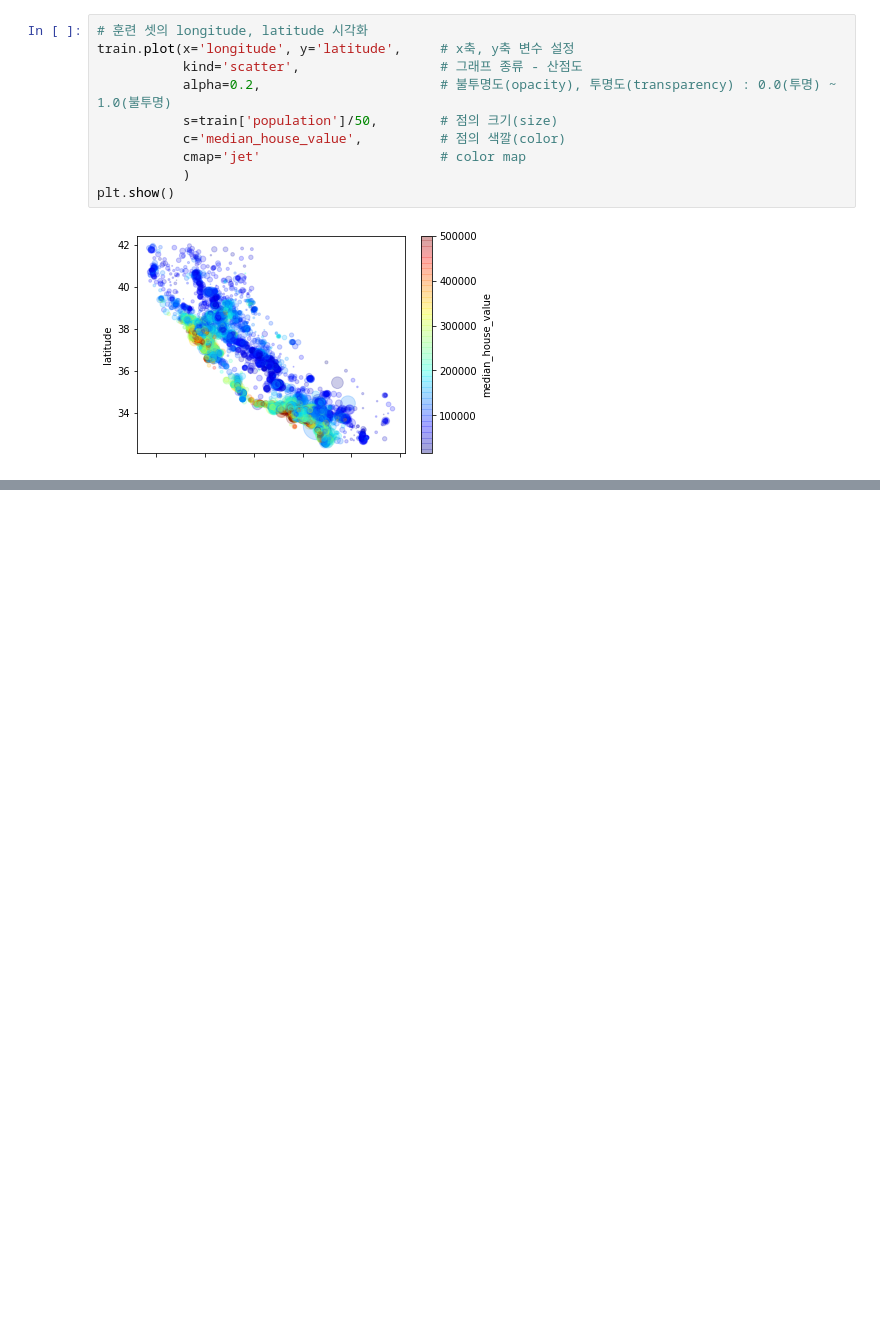
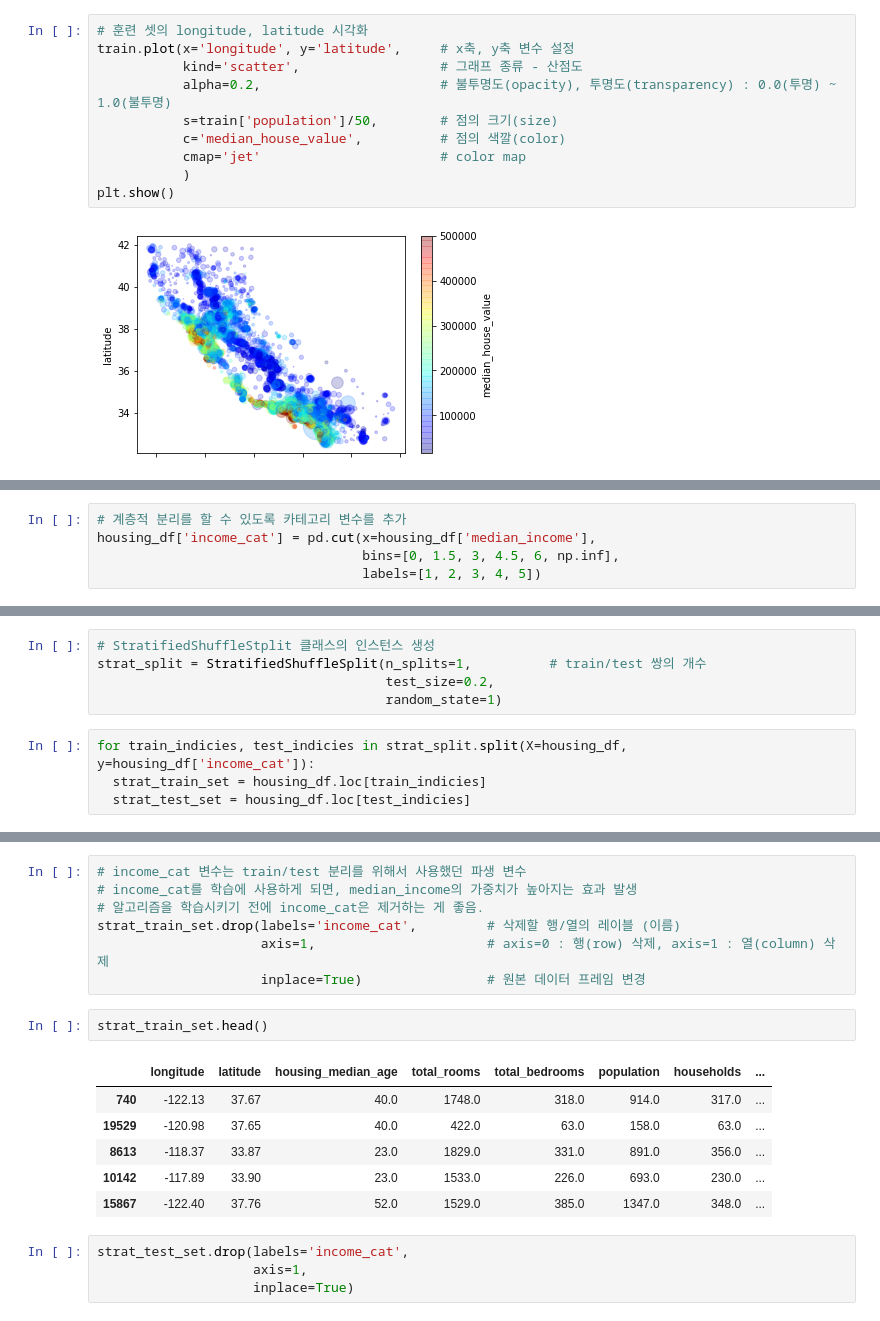
Before and after one commit to maron2ee/Machine-Learning, a Jupyter notebook: ml01.ipynb, the cells around one changed output, grey strips where cells are left out. Saved outputs shown, nothing was run; the diff lists cells and outputs as text; blank space fills up the shorter version.

```diff
--- a/ml01.ipynb
+++ b/ml01.ipynb
@@ -165,0 +186,5 @@ plt.show()
+# %%
+# 계층적 분리를 할 수 있도록 카테고리 변수를 추가
+housing_df['income_cat'] = pd.cut(x=housing_df['median_income'],
+                                  bins=[0, 1.5, 3, 4.5, 6, np.inf],
+                                  labels=[1, 2, 3, 4, 5])
@@ -165,0 +221,9 @@ plt.show()
+# %%
+# StratifiedShuffleStplit 클래스의 인스턴스 생성
+strat_split = StratifiedShuffleSplit(n_splits=1,          # train/test 쌍의 개수
+                                     test_size=0.2,
+                                     random_state=1)
+# %%
+for train_indicies, test_indicies in strat_split.split(X=housing_df, y=housing_df['income_cat']):
+  strat_train_set = housing_df.loc[train_indicies]
+  strat_test_set = housing_df.loc[test_indicies]
@@ -165,0 +257,20 @@ plt.show()
+# %%
+# income_cat 변수는 train/test 분리를 위해서 사용했던 파생 변수
+# income_cat를 학습에 사용하게 되면, median_income의 가중치가 높아지는 효과 발생
+# 알고리즘을 학습시키기 전에 income_cat은 제거하는 게 좋음.
+strat_train_set.drop(labels='income_cat',         # 삭제할 행/열의 레이블 (이름)
+                     axis=1,                      # axis=0 : 행(row) 삭제, axis=1 : 열(column) 삭제
+                     inplace=True)                # 원본 데이터 프레임 변경
+# %%
+strat_train_set.head()
+# %% [output]
+|  | longitude | latitude | housing_median_age | total_rooms | total_bedrooms | population | households | ... |
+| 740 | -122.13 | 37.67 | 40.0 | 1748.0 | 318.0 | 914.0 | 317.0 | ... |
+| 19529 | -120.98 | 37.65 | 40.0 | 422.0 | 63.0 | 158.0 | 63.0 | ... |
+| 8613 | -118.37 | 33.87 | 23.0 | 1829.0 | 331.0 | 891.0 | 356.0 | ... |
+| 10142 | -117.89 | 33.90 | 23.0 | 1533.0 | 226.0 | 693.0 | 230.0 | ... |
+| 15867 | -122.40 | 37.76 | 52.0 | 1529.0 | 385.0 | 1347.0 | 348.0 | ... |
+# %%
+strat_test_set.drop(labels='income_cat',
+                    axis=1,
+                    inplace=True)
```
Also changed, not shown: parts of 12 cells of this notebook.
